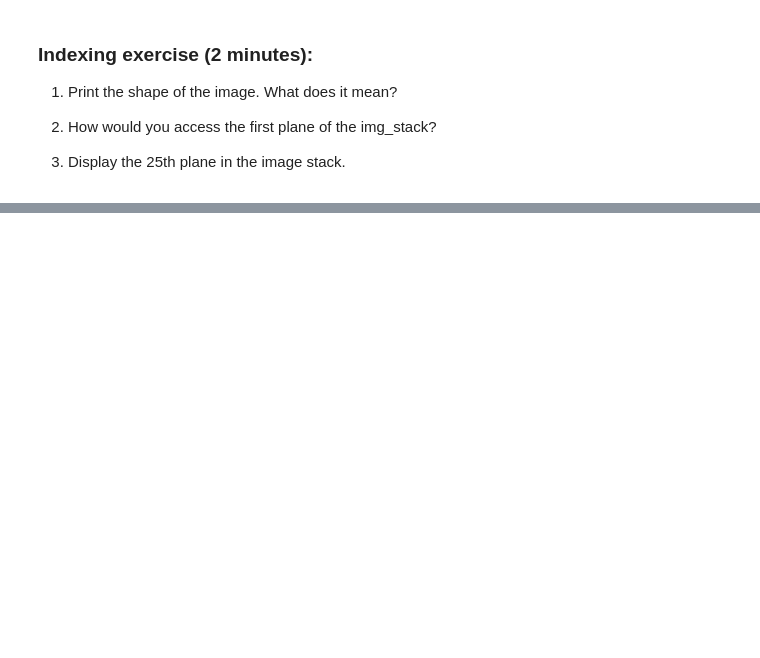
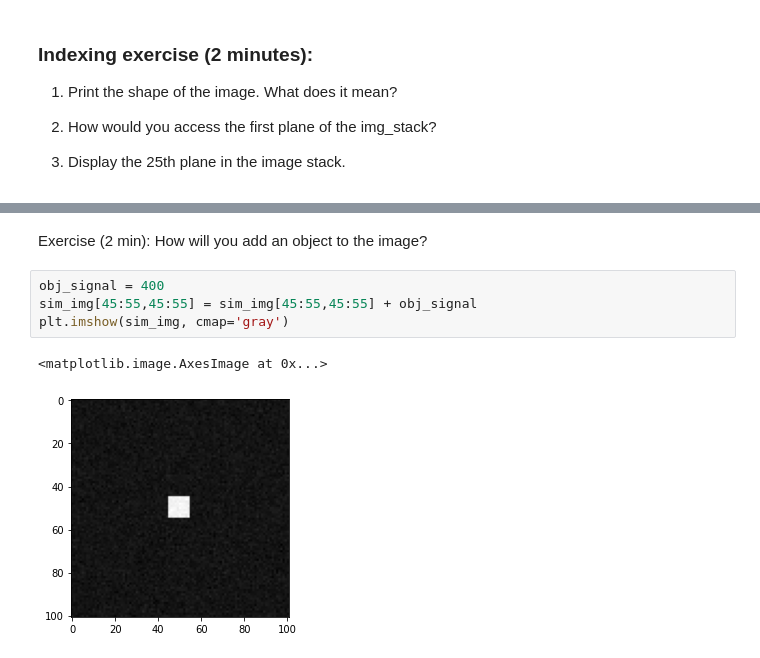
Before and after one commit to ajitpj/IISER_2023, a Jupyter notebook: Lecture1_workingwithimages.ipynb, the cells around one changed output, grey strips where cells are left out. Drawn from its saved outputs; the diff is of its cells as text; blank space fills up the shorter version.

```diff
--- a/Lecture1_workingwithimages.ipynb
+++ b/Lecture1_workingwithimages.ipynb
@@ -81,0 +120,9 @@ sim_img = np.zeros((xdim, ydim), dtype='uint8')
+# %% [markdown]
+Exercise (2 min): How will you add an object to the image?
+# %%
+obj_signal = 400
+sim_img[45:55,45:55] = sim_img[45:55,45:55] + obj_signal
+plt.imshow(sim_img, cmap='gray')
+# %% [output]
+<matplotlib.image.AxesImage at 0x...>
+[figure, added]
```
Also changed, not shown: parts of 21 cells of this notebook, 2 other files.
